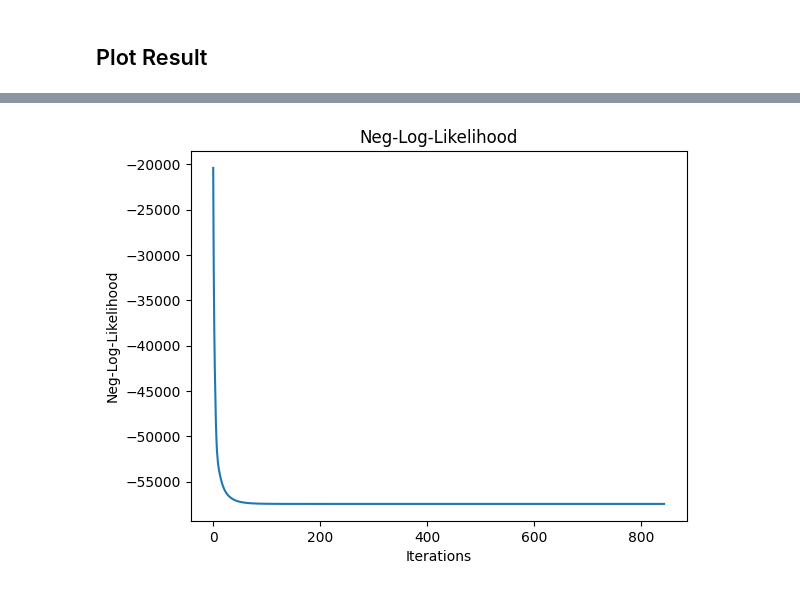
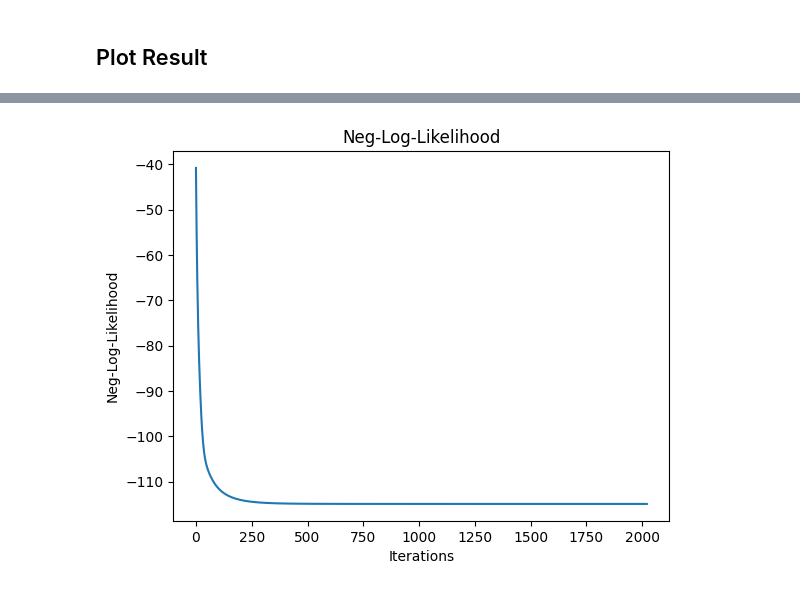
Before and after one commit to chiarapaglioni/poisson-regression, a Jupyter notebook: poisson-regression.ipynb, the cells around one changed output, grey strips where cells are left out. Saved outputs shown, nothing was run; the diff lists cells and outputs as text; code cells hidden in the pictures.

Commit message:
comments + gradient normalisation + deleted unused functions

```diff
--- a/poisson-regression.ipynb
+++ b/poisson-regression.ipynb
@@ -31,7 +54,7 @@ def lambda_t(t, w):
     else:
         raise ValueError("Time t is out of bounds [8, 18].")
 # %%
-def generate_synthetic_data(num_points, w):
+def generate_data(num_points, w):
     t_data = []
     d_data = []
     intervals = [(8, 9), (9, 12), (12, 15), (15, 17), (17, 18)]
@@ -112,16 +190,30 @@ def negative_log_likelihood_and_gradient(w, t_data, d_data):
 # %%
-def gradient_descent(t_data, d_data, initial_w, learning_rate=0.001, max_iter=100, tol=1e-6):
+def gradient_descent(t_data, d_data, initial_w, learning_rate=0.01, max_iter=10000, tol=1e-4):
+    """
+    Parameters:
+        t_data: time (hours) 8 <= t <= 17
+        d_data: customer count d>0
+        initial_w: The parameter vector [alpha_01, beta_11, ..., alpha_05, beta_15]
+        learning_rate: size of the steps taken during each update
+        max_iter: maximum number of iterations/epochs
+        tol: tolerance below which convergence is reached
+
+    Returns:
+        array: negative log-likelihood (nll) with respect to w.
+    """
     w = np.array(initial_w)
     nlls = []
+    convergence = 0
     for i in range(max_iter):
-        nll, grad = negative_log_likelihood_and_gradient(w, t_data, d_data)
-        w -= learning_rate * grad  # Update parameters
+        nll = neg_log_likelihood(w, t_data, d_data)
+        grad = nll_gradient(w, t_data, d_data)
+        # Update paramter vector
+        w = w - learning_rate * grad
         nlls.append(nll)
-        if i % 100 == 0:
-            print(f"Epoch {i}, Loss: {nll:.4f}")
-        if np.linalg.norm(grad) < tol:  # Convergence check
-            print(f"Converged after {i+1} iterations.")
+        if np.linalg.norm(grad) < tol:
+            convergence = i+1
+            print(f"Converged after {convergence} iterations.")
             break
     else:
         print("Gradient descent did not converge within the maximum number of iterations.")
-    return w, nlls
+    return w, nlls, convergence
@@ -143,11 +225,8 @@ np.random.seed(42)
 initial_w = np.random.uniform(0.1, 1, 10)
 
 # Perform gradient descent
-# NOTES:
-# - increasing n_iter to 1000 causes the nll to increase again after some iterations
-# - using max_iter=1000 + learning_rate=0.0001 --> converged after 844 iterations
-n_iter = 1000
-optimized_w, nlls = gradient_descent(t_data, d_data, initial_w, learning_rate=0.0001, max_iter=n_iter)
+n_iter = 10000
+optimized_w, nlls, convergence = gradient_descent(t_data, d_data, initial_w, learning_rate=0.01, max_iter=n_iter)
 
 # Evaluate the optimized λ(t;w)
 t_test = np.linspace(8.1, 17.9, 100)
@@ -175,10 +245,10 @@ Converged after 844 iterations.
 [figure]
 # %%
 # Plot minimization of Neg-Log-Likelihood
-plt.plot(np.arange(0, len(nlls)), nlls)
+plt.plot(np.arange(0, convergence), nlls[:convergence])
 plt.xlabel("Iterations")
 plt.ylabel("Neg-Log-Likelihood")
 plt.title("Neg-Log-Likelihood")
 plt.show()
 # %% [output]
-[figure, old version]
+[figure, new version]
```
Also changed, not shown: parts of 12 cells of this notebook.
